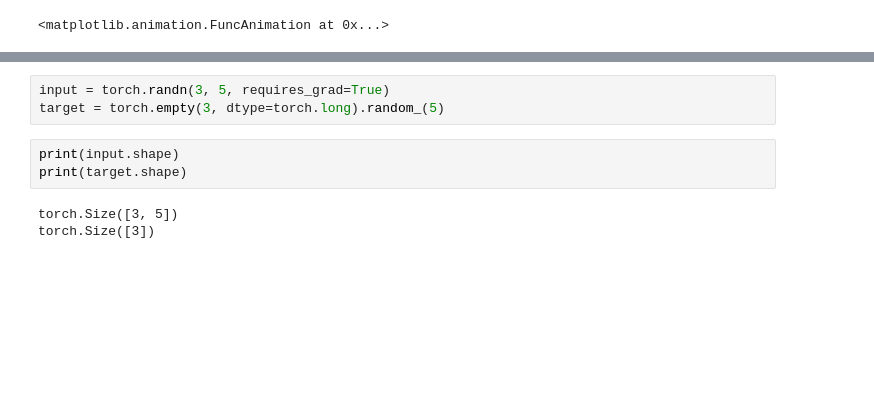
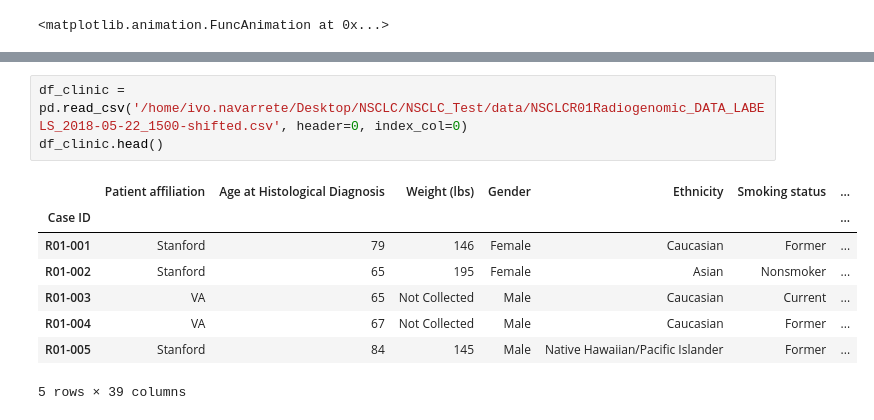
Before and after one commit to Gollini/NSCLC_Test, a Jupyter notebook: utils/EDA.ipynb, the cells around one changed output, grey strips where cells are left out. Drawn from its saved outputs; the diff is of its cells as text; blank space fills up the shorter version.

```diff
--- a/utils/EDA.ipynb
+++ b/utils/EDA.ipynb
@@ -55,9 +38,12 @@ for i in cts:
-# %%
-input = torch.randn(3, 5, requires_grad=True)
-target = torch.empty(3, dtype=torch.long).random_(5)
-# %%
-print(input.shape)
-print(target.shape)
-# %% [output]
-torch.Size([3, 5])
-torch.Size([3])
+# %%
+df_clinic = pd.read_csv('/home/ivo.navarrete/Desktop/NSCLC/NSCLC_Test/data/NSCLCR01Radiogenomic_DATA_LABELS_2018-05-22_1500-shifted.csv', header=0, index_col=0)
+df_clinic.head()
+# %% [output]
+|  | Patient affiliation | Age at Histological Diagnosis | Weight (lbs) | Gender | Ethnicity | Smoking status | ... |
+| Case ID |  |  |  |  |  |  | ... |
+| R01-001 | Stanford | 79 | 146 | Female | Caucasian | Former | ... |
+| R01-002 | Stanford | 65 | 195 | Female | Asian | Nonsmoker | ... |
+| R01-003 | VA | 65 | Not Collected | Male | Caucasian | Current | ... |
+| R01-004 | VA | 67 | Not Collected | Male | Caucasian | Former | ... |
+| R01-005 | Stanford | 84 | 145 | Male | Native Hawaiian/Pacific Islander | Former | ... |
+5 rows × 39 columns
```
Also changed, not shown: parts of 4 cells of this notebook, 4 other files.
